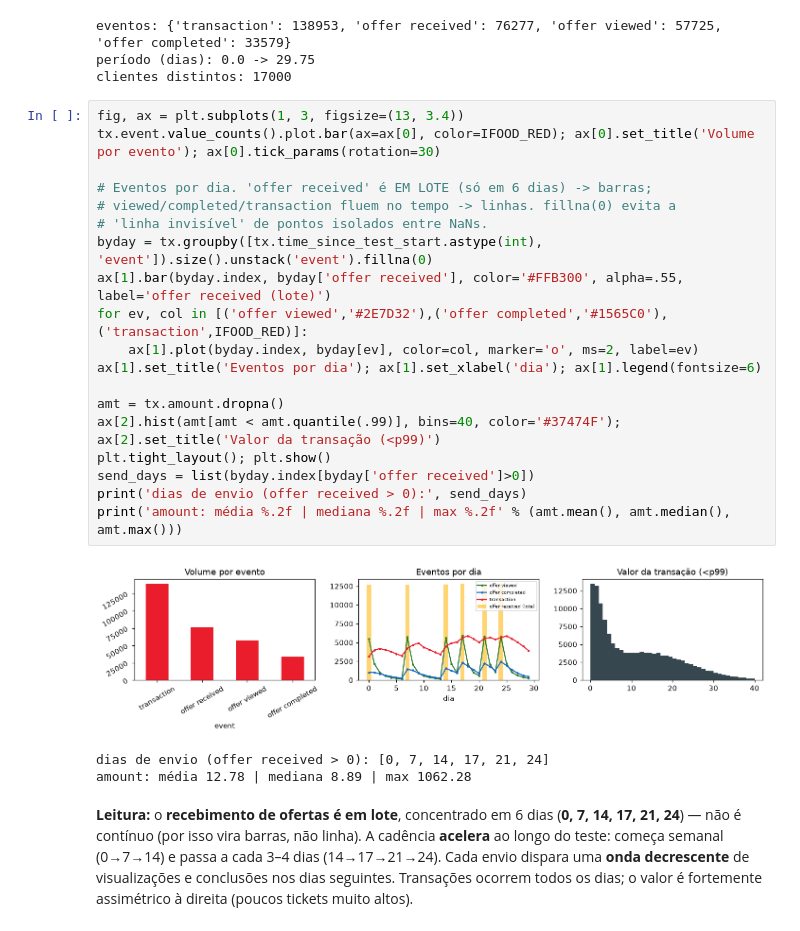
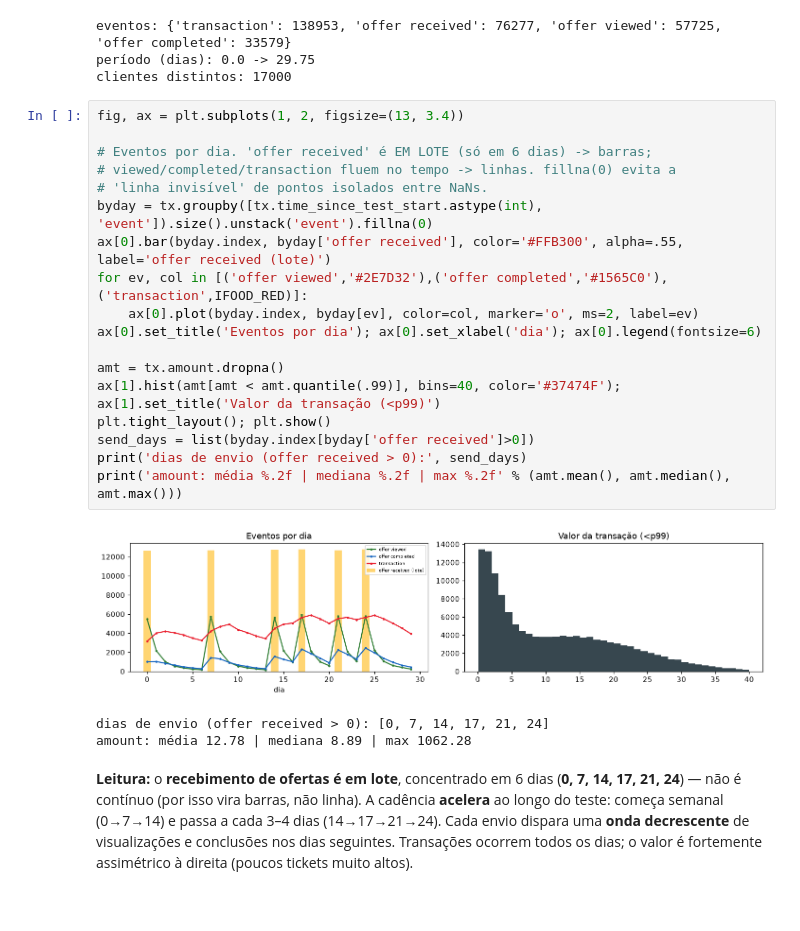
Before and after one commit to velosomn/ifood-case, a Jupyter notebook: notebooks/0_eda.ipynb, the cells around one changed output. Cells and saved outputs as stored; diff of their text form.

```diff
--- a/notebooks/0_eda.ipynb
+++ b/notebooks/0_eda.ipynb
@@ -627,26 +649,25 @@ eventos: {'transaction': 138953, 'offer received': 76277, 'offer viewed': 57725,
 período (dias): 0.0 -> 29.75
 clientes distintos: 17000
 # %%
-fig, ax = plt.subplots(1, 3, figsize=(13, 3.4))
-tx.event.value_counts().plot.bar(ax=ax[0], color=IFOOD_RED); ax[0].set_title('Volume por evento'); ax[0].tick_params(rotation=30)
+fig, ax = plt.subplots(1, 2, figsize=(13, 3.4))
 
 # Eventos por dia. 'offer received' é EM LOTE (só em 6 dias) -> barras;
 # viewed/completed/transaction fluem no tempo -> linhas. fillna(0) evita a
 # 'linha invisível' de pontos isolados entre NaNs.
 byday = tx.groupby([tx.time_since_test_start.astype(int), 'event']).size().unstack('event').fillna(0)
-ax[1].bar(byday.index, byday['offer received'], color='#FFB300', alpha=.55, label='offer received (lote)')
+ax[0].bar(byday.index, byday['offer received'], color='#FFB300', alpha=.55, label='offer received (lote)')
 for ev, col in [('offer viewed','#2E7D32'),('offer completed','#1565C0'),('transaction',IFOOD_RED)]:
-    ax[1].plot(byday.index, byday[ev], color=col, marker='o', ms=2, label=ev)
-ax[1].set_title('Eventos por dia'); ax[1].set_xlabel('dia'); ax[1].legend(fontsize=6)
+    ax[0].plot(byday.index, byday[ev], color=col, marker='o', ms=2, label=ev)
+ax[0].set_title('Eventos por dia'); ax[0].set_xlabel('dia'); ax[0].legend(fontsize=6)
 
 amt = tx.amount.dropna()
-ax[2].hist(amt[amt < amt.quantile(.99)], bins=40, color='#37474F'); ax[2].set_title('Valor da transação (<p99)')
+ax[1].hist(amt[amt < amt.quantile(.99)], bins=40, color='#37474F'); ax[1].set_title('Valor da transação (<p99)')
 plt.tight_layout(); plt.show()
 send_days = list(byday.index[byday['offer received']>0])
 print('dias de envio (offer received > 0):', send_days)
 print('amount: média %.2f | mediana %.2f | max %.2f' % (amt.mean(), amt.median(), amt.max()))
 # %% [output]
-[figure, old version]
+[figure, new version]
 dias de envio (offer received > 0): [0, 7, 14, 17, 21, 24]
 amount: média 12.78 | mediana 8.89 | max 1062.28
 # %% [markdown]
```
Also changed, not shown: parts of 5 cells of this notebook, 1 other file.
